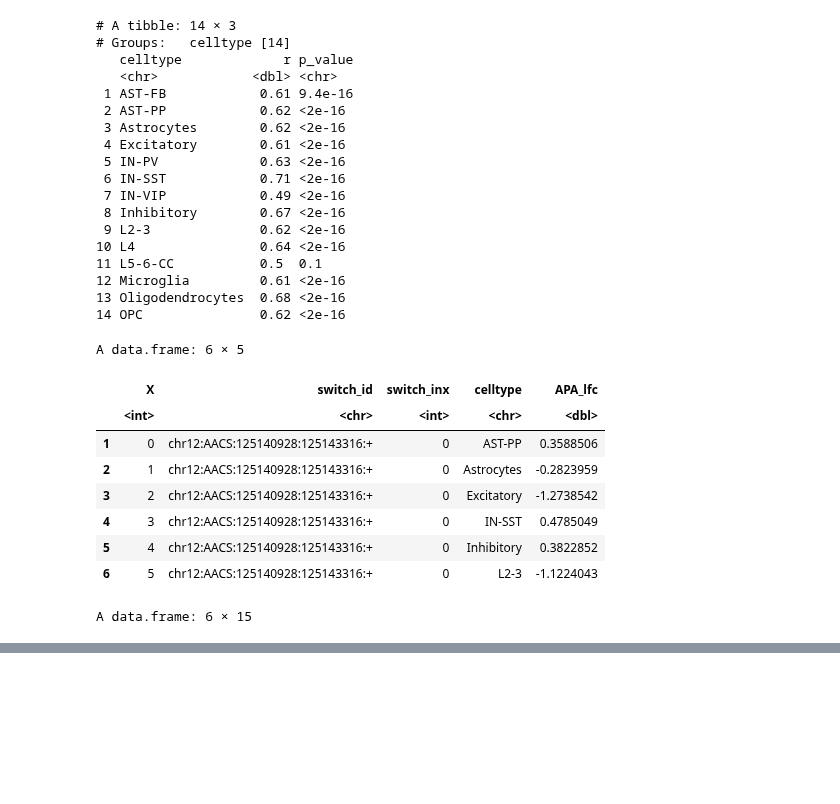
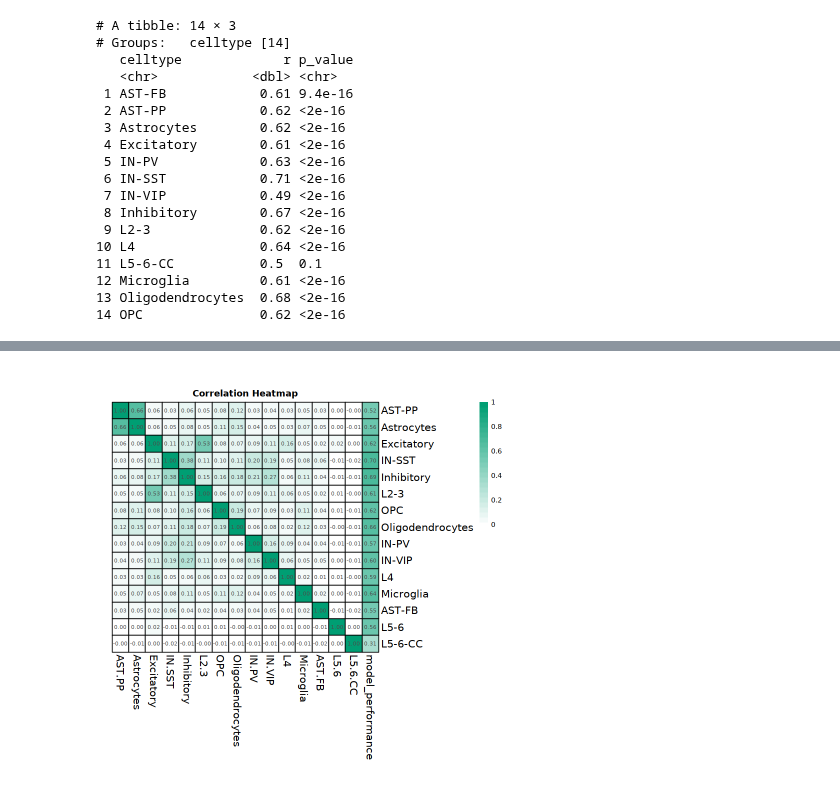
Before and after one commit to AidenSb/APA, a Jupyter notebook: For_DL_model/Model_performance_plots.ipynb, the cells around one changed output, grey strips where cells are left out. Drawn from its saved outputs; the diff is of its cells as text; code cells hidden in the pictures; blank space fills up the shorter version.

Commit message:
update plots

```diff
--- a/For_DL_model/Model_performance_plots.ipynb
+++ b/For_DL_model/Model_performance_plots.ipynb
@@ -135,23 +143,13 @@ print(sA_correlations)
 12 Microglia         0.61 <2e-16
 13 Oligodendrocytes  0.68 <2e-16
 14 OPC               0.62 <2e-16
-# %%
-head(c9_meta)
-# %% [output]
-A data.frame: 6 × 5
-|  | X | switch_id | switch_inx | celltype | APA_lfc |
-|  | <int> | <chr> | <int> | <chr> | <dbl> |
-| 1 | 0 | chr12:AACS:125140928:125143316:+ | 0 | AST-PP | 0.3588506 |
-| 2 | 1 | chr12:AACS:125140928:125143316:+ | 0 | Astrocytes | -0.2823959 |
-| 3 | 2 | chr12:AACS:125140928:125143316:+ | 0 | Excitatory | -1.2738542 |
-| 4 | 3 | chr12:AACS:125140928:125143316:+ | 0 | IN-SST | 0.4785049 |
-| 5 | 4 | chr12:AACS:125140928:125143316:+ | 0 | Inhibitory | 0.3822852 |
-| 6 | 5 | chr12:AACS:125140928:125143316:+ | 0 | L2-3 | -1.1224043 |
 # %%
 library(dplyr)
 library(reshape2)
 library(ggplot2)
 library(corrplot)
+library(pheatmap)
+
 
 # Assume c9meta and sAmeta are your dataframes
 all_celltypes <- c9_meta
@@ -171,6 +169,38 @@ for (celltype in unique(all_celltypes$celltype)){
 
 # Convert the matrix to a dataframe
 c9meta_df <- as.data.frame(meta_matrix)
-head(c9meta_df)
+corr <- data.frame(cor(c9meta_df, use = "complete.obs"))  # calculate correlations
+c9_correlations = data.frame(c9_correlations)
+
+
+# Extract 'r' column from c9A_correlations
+performance <- c9_correlations[['r']]
+
+# Name the vector for accurate matching
+names(performance) <- c9_correlations[['celltype']]
+
+# Add 'model_performance' column to corr dataframe
+corr$model_performance <- performance[rownames(corr)]
+
+
+# Define color palette
+color <- colorRampPalette(c("white", "#009E73"))(25)
+
+# Use pheatmap to create a heatmap of the correlation matrix without clustering
+# Create a heatmap
+pheatmap(corr,
+         main = "Correlation Heatmap",
+         fontsize = 8, # Adjust as needed
+         fontsize_row = 12, # Adjust as needed
+         fontsize_col = 12, # Adjust as needed
+         cluster_rows = FALSE,
+         cluster_cols = FALSE,
+         color = color,
+         border_color = "black",
+         cellwidth = 20, # Adjust as needed
+         cellheight = 20, # Adjust as needed
+         margin = c(5, 10), # Adjust as needed
+         display_numbers = TRUE, # To display the correlation coefficients
+         number_format = "%.2f" # To format the displayed numbers
+)
 # %% [output]
-A data.frame: 6 × 15
@@ -184,0 +207 @@ A data.frame: 6 × 15
+[figure, added]
```
Also changed, not shown: parts of 11 cells of this notebook, 3 other files.
